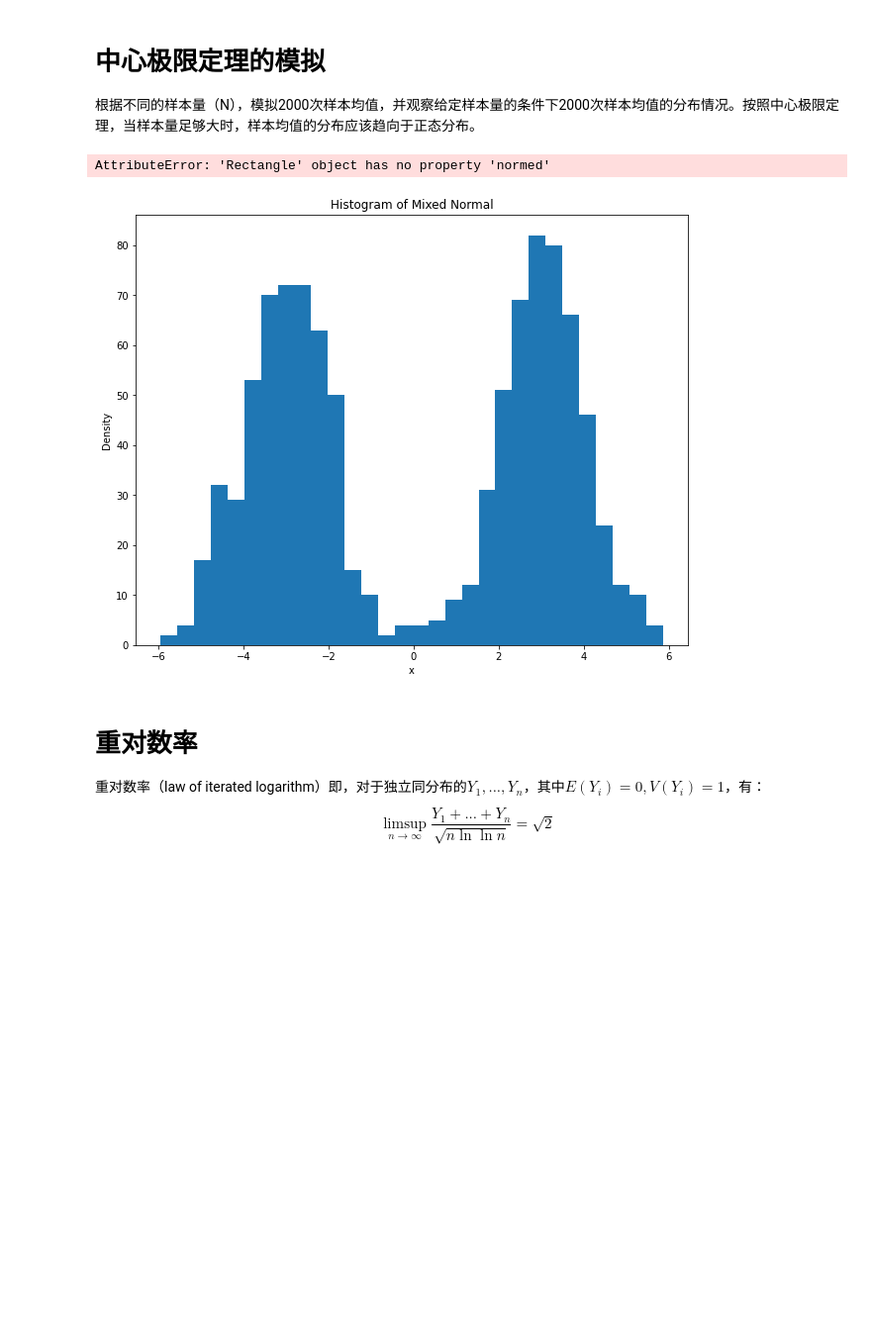
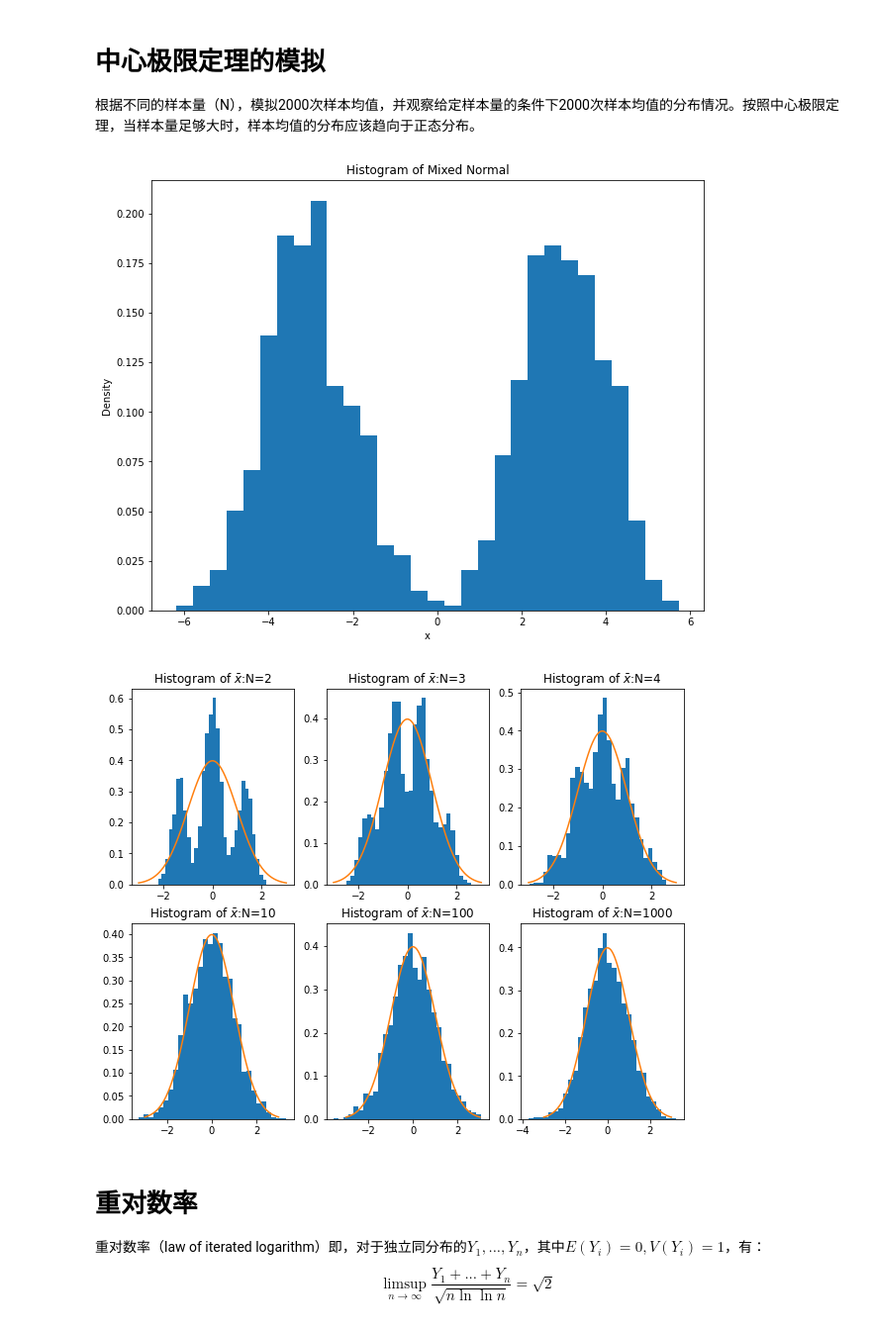
Before and after one commit to sijichun/MathStatsCode, a Jupyter notebook: notebook_python/LLN_CLT.ipynb, the cells around one changed output. Shown at 99% size. Cells and saved outputs as stored; diff of their text form; code cells hidden in the pictures; blank space fills up the shorter version.

```diff
--- a/notebook_python/LLN_CLT.ipynb
+++ b/notebook_python/LLN_CLT.ipynb
@@ -44,68 +45,70 @@ plt.show() ## 画图
 # %%
 import numpy as np
 from numpy import random as nprd
 
+
 def sampling(N):
     ## 产生一组样本，以0.5的概率为z+3，0.5的概率为z-3，其中z~N(0,1)
-    d=nprd.rand(N)<0.5
-    z=nprd.randn(N)
-    x=np.array([z[i]+3 if d[i] else z[i]-3 for i in range(N)])
+    d = nprd.rand(N) < 0.5
+    z = nprd.randn(N)
+    x = np.array([z[i] + 3 if d[i] else z[i] - 3 for i in range(N)])
     return x
 
-N=[2,3,4,10,100,1000] # sample size
-M=2000
-MEANS=[]
+
+N = [2, 3, 4, 10, 100, 1000]  # sample size
+M = 2000
+MEANS = []
 for n in N:
-    mean_x=np.zeros(M)
+    mean_x = np.zeros(M)
     for i in range(M):
-        x=sampling(n)
-        mean_x[i]=np.mean(x)/np.sqrt(10/n) ## 标准化，因为var(x)=10
+        x = sampling(n)
+        mean_x[i] = np.mean(x) / np.sqrt(10 / n)  ## 标准化，因为var(x)=10
     MEANS.append(mean_x)
 
 ## 导入matplotlib
 import matplotlib.pyplot as plt
-import matplotlib.mlab as mlab
-## 使图形直接插入到jupyter中
-%matplotlib inline
+
 # 设定图像大小
 plt.rcParams['figure.figsize'] = (10.0, 8.0)
 
-x=sampling(1000)
+x = sampling(1000)
 plt.xlabel('x')
 plt.ylabel('Density')
 plt.title('Histogram of Mixed Normal')
-plt.hist(x,bins=30,normed=1) ## histgram
-plt.show() ## 画图
+plt.hist(x, bins=30, density=True)  ## histgram
+plt.savefig("simulate_CLT_mix.pdf")
+plt.show()
 
 ## 均值
-ax1 = plt.subplot(2,3,1)
-ax2 = plt.subplot(2,3,2)
-ax3 = plt.subplot(2,3,3)
-ax4 = plt.subplot(2,3,4)
-ax5 = plt.subplot(2,3,5)
-ax6 = plt.subplot(2,3,6)
+ax1 = plt.subplot(2, 3, 1)
+ax2 = plt.subplot(2, 3, 2)
+ax3 = plt.subplot(2, 3, 3)
+ax4 = plt.subplot(2, 3, 4)
+ax5 = plt.subplot(2, 3, 5)
+ax6 = plt.subplot(2, 3, 6)
 
 ## normal density
-x=np.linspace(-3,3,100)
-d=[1.0/np.sqrt(2*np.pi)*np.exp(-i**2/2) for i in x]
+x = np.linspace(-3, 3, 100)
+d = [1.0 / np.sqrt(2 * np.pi) * np.exp(-i**2 / 2) for i in x]
 
-def plot_density(ax,data,N):
-    ax.hist(data,bins=30,normed=1) ## histgram
-    ax.plot(x,d)
+
+def plot_density(ax, data, N):
+    ax.hist(data, bins=30, density=True)  ## histgram
+    ax.plot(x, d)
     ax.set_title(r'Histogram of $\bar{x}$:N=%d' % N)
 
-plot_density(ax1,MEANS[0],N[0])
-plot_density(ax2,MEANS[1],N[1])
-plot_density(ax3,MEANS[2],N[2])
-plot_density(ax4,MEANS[3],N[3])
-plot_density(ax5,MEANS[4],N[4])
-plot_density(ax6,MEANS[5],N[5])
 
-
-plt.show() ## 画图
+plot_density(ax1, MEANS[0], N[0])
+plot_density(ax2, MEANS[1], N[1])
+plot_density(ax3, MEANS[2], N[2])
+plot_density(ax4, MEANS[3], N[3])
+plot_density(ax5, MEANS[4], N[4])
+plot_density(ax6, MEANS[5], N[5])
+plt.savefig("simulate_CLT.pdf")
+plt.show()
 # %% [output]
-AttributeError: 'Rectangle' object has no property 'normed'
-[figure, old version]
+[figure, new version]
+[figure, added]
 # %% [markdown]
 # 重对数率
 
```
Also changed, not shown: parts of 3 cells of this notebook, 7 other files.
